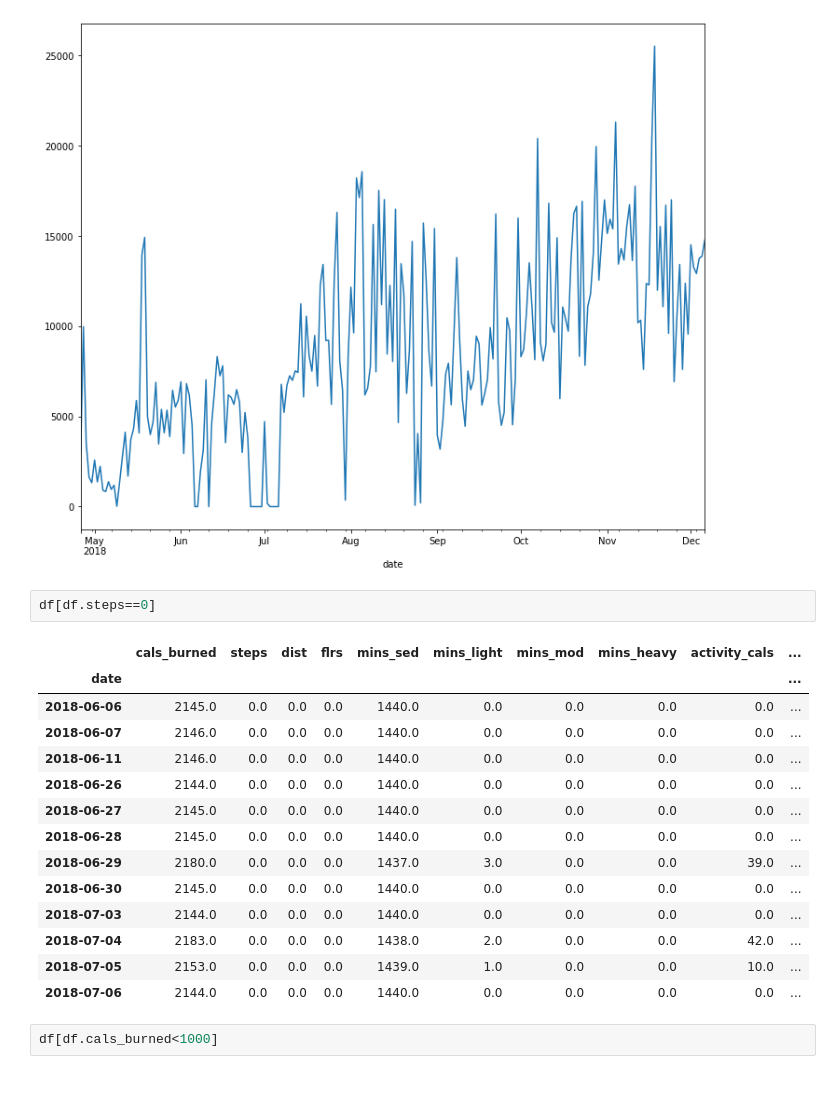
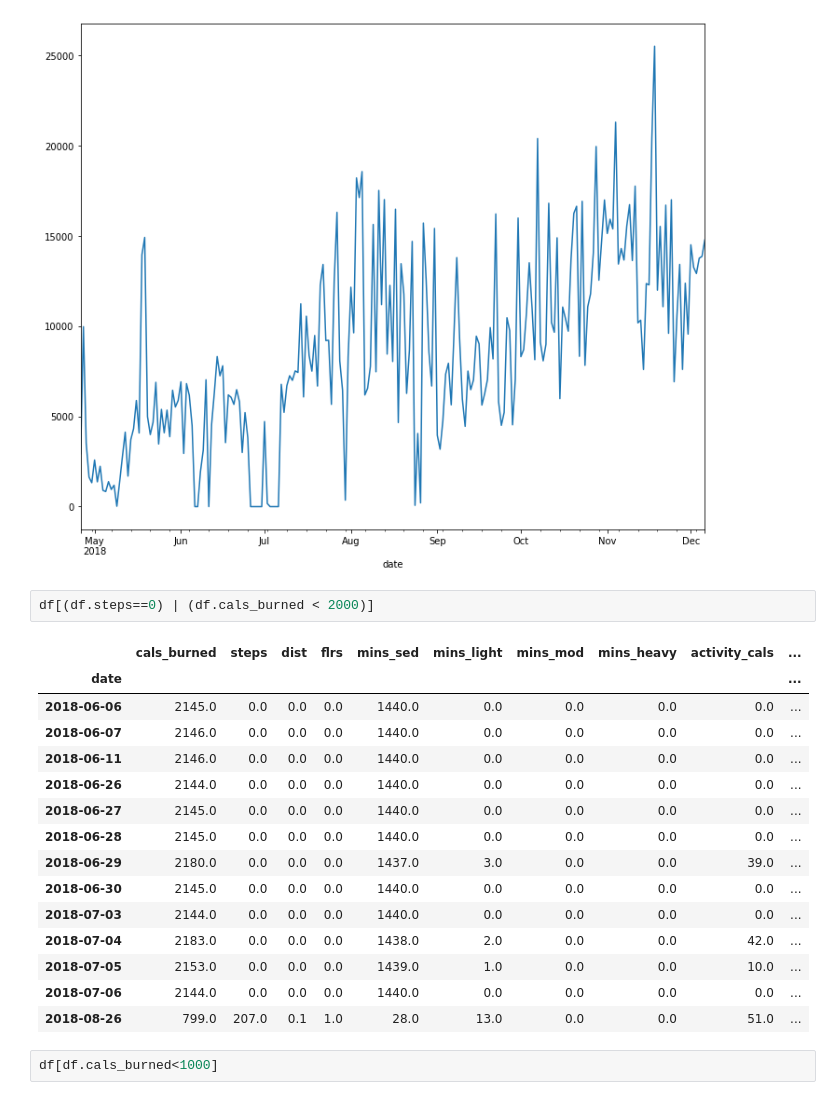
Before and after one commit to DoubleStufERoe/BayesP05_Fitbit, a Jupyter notebook: fitbit_kworking.ipynb, the cells around one changed output. Cells and saved outputs as stored; diff of their text form.

```diff
--- a/fitbit_kworking.ipynb
+++ b/fitbit_kworking.ipynb
@@ -189,22 +189,23 @@ plt.show()
 # %% [output]
 [figure]
 # %%
-df[df.steps==0]
+df[(df.steps==0) | (df.cals_burned < 2000)]
 # %% [output]
 |  | cals_burned | steps | dist | flrs | mins_sed | mins_light | mins_mod | mins_heavy | activity_cals | ... |
 | date |  |  |  |  |  |  |  |  |  | ... |
 | 2018-06-06 | 2145.0 | 0.0 | 0.0 | 0.0 | 1440.0 | 0.0 | 0.0 | 0.0 | 0.0 | ... |
 | 2018-06-07 | 2146.0 | 0.0 | 0.0 | 0.0 | 1440.0 | 0.0 | 0.0 | 0.0 | 0.0 | ... |
 | 2018-06-11 | 2146.0 | 0.0 | 0.0 | 0.0 | 1440.0 | 0.0 | 0.0 | 0.0 | 0.0 | ... |
 | 2018-06-26 | 2144.0 | 0.0 | 0.0 | 0.0 | 1440.0 | 0.0 | 0.0 | 0.0 | 0.0 | ... |
 | 2018-06-27 | 2145.0 | 0.0 | 0.0 | 0.0 | 1440.0 | 0.0 | 0.0 | 0.0 | 0.0 | ... |
 | 2018-06-28 | 2145.0 | 0.0 | 0.0 | 0.0 | 1440.0 | 0.0 | 0.0 | 0.0 | 0.0 | ... |
 | 2018-06-29 | 2180.0 | 0.0 | 0.0 | 0.0 | 1437.0 | 3.0 | 0.0 | 0.0 | 39.0 | ... |
 | 2018-06-30 | 2145.0 | 0.0 | 0.0 | 0.0 | 1440.0 | 0.0 | 0.0 | 0.0 | 0.0 | ... |
 | 2018-07-03 | 2144.0 | 0.0 | 0.0 | 0.0 | 1440.0 | 0.0 | 0.0 | 0.0 | 0.0 | ... |
 | 2018-07-04 | 2183.0 | 0.0 | 0.0 | 0.0 | 1438.0 | 2.0 | 0.0 | 0.0 | 42.0 | ... |
 | 2018-07-05 | 2153.0 | 0.0 | 0.0 | 0.0 | 1439.0 | 1.0 | 0.0 | 0.0 | 10.0 | ... |
 | 2018-07-06 | 2144.0 | 0.0 | 0.0 | 0.0 | 1440.0 | 0.0 | 0.0 | 0.0 | 0.0 | ... |
+| 2018-08-26 | 799.0 | 207.0 | 0.1 | 1.0 | 28.0 | 13.0 | 0.0 | 0.0 | 51.0 | ... |
 # %%
 df[df.cals_burned<1000]
 # %% [output]
```
Also changed, not shown: parts of 20 cells of this notebook.
